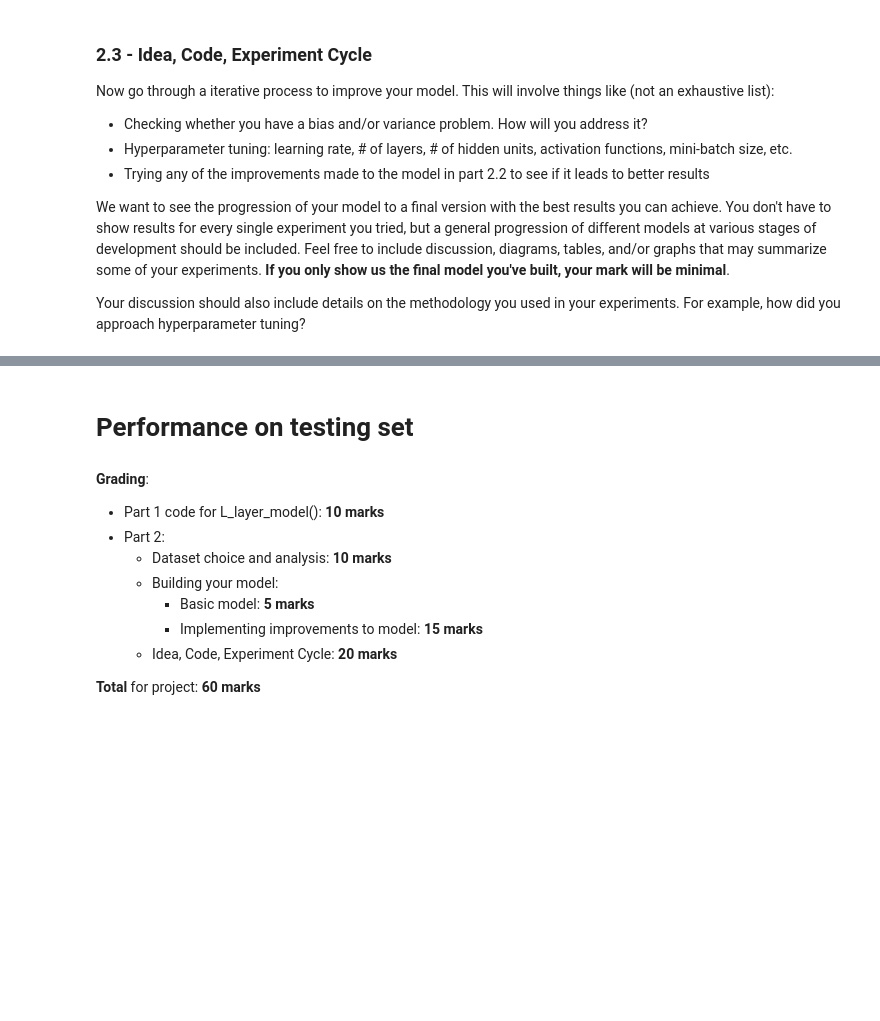
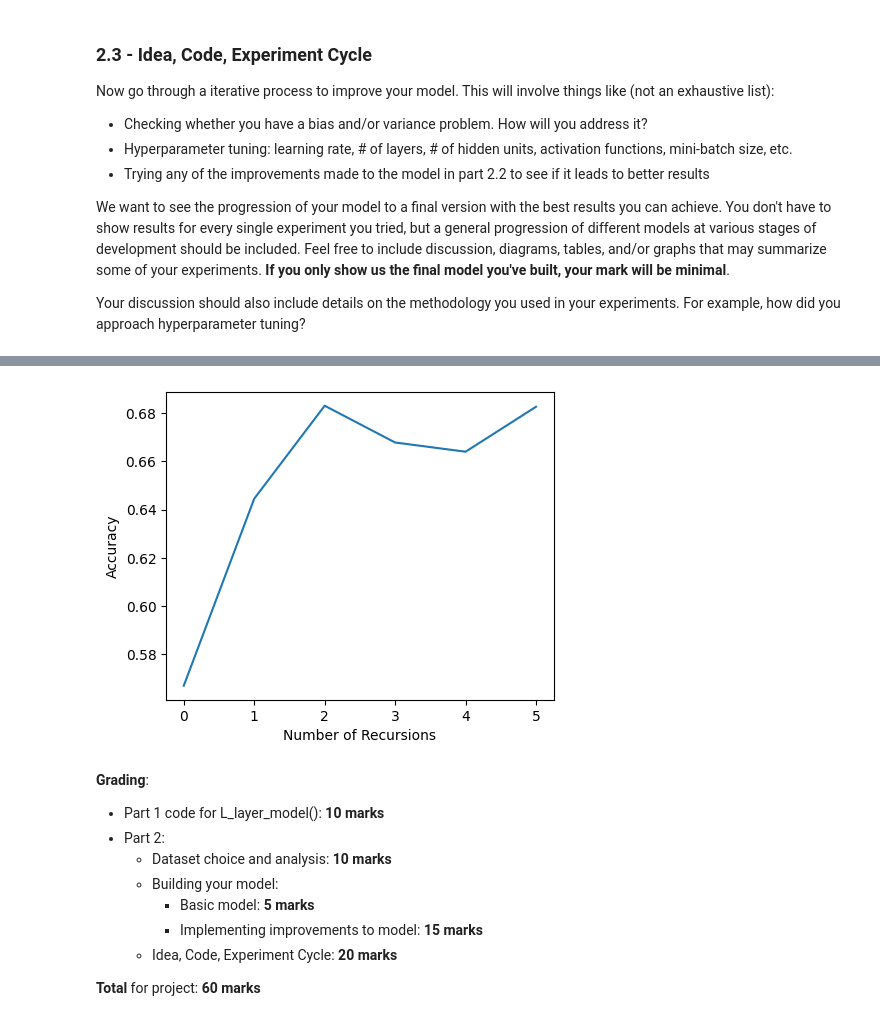
Before and after one commit to shawnzeeee/NeuralNetworkProject, a Jupyter notebook: Neural_Network_Project.ipynb, the cells around one changed output, grey strips where cells are left out. Cells and saved outputs as stored; diff of their text form; code cells hidden in the pictures; blank space fills up the shorter version.

```diff
--- a/Neural_Network_Project.ipynb
+++ b/Neural_Network_Project.ipynb
@@ -426,7 +426,7 @@ Show the results with your model with improvements. Use markdown boxes to discus
 import tensorflow as tf
 from tensorflow.keras.models import Sequential
 from tensorflow.keras.layers import Dense
-
+from tensorflow.keras.layers import Activation, Dense, Dropout, BatchNormalization
 import random
 activations = ['tanh', 'relu', 'sigmoid']
 modelMetrics = ['binary_crossentropy', 'sparse_categorical_accuracy' , 'categorical_accuracy']
@@ -434,7 +434,8 @@ optimizers = ['adam', 'rmsprop', 'sgd']
 n = 20
 models = []
 recursions = 5
-average_accuracy = []
+average_accuracy_testing = []
+average_accuracy_training = []
 # %%
 # Your work for building a basic model and then applying improvements
 
@@ -606,7 +631,9 @@ KeyboardInterrupt:
 # %%
-X = range(0,recursions)
-plt.plot(X,average_accuracy)
-plt.ylabel('cost')
-plt.xlabel('iterations (per hundreds)')
-plt.title("Learning rate =" + str(learning_rate))
+X = range(0,6)
+plt.plot(X,average_accuracy[0:6])
+plt.ylabel('Accuracy')
+plt.xlabel('Number of Recursions')
+#plt.title("Learning rate =" + str(learning_rate))
 plt.show()
+# %% [output]
+[figure, added]
@@ -654,2 +639,0 @@ for i in range(n):
-# %% [markdown]
-# Performance on testing set
```
Also changed, not shown: parts of 15 cells of this notebook.
